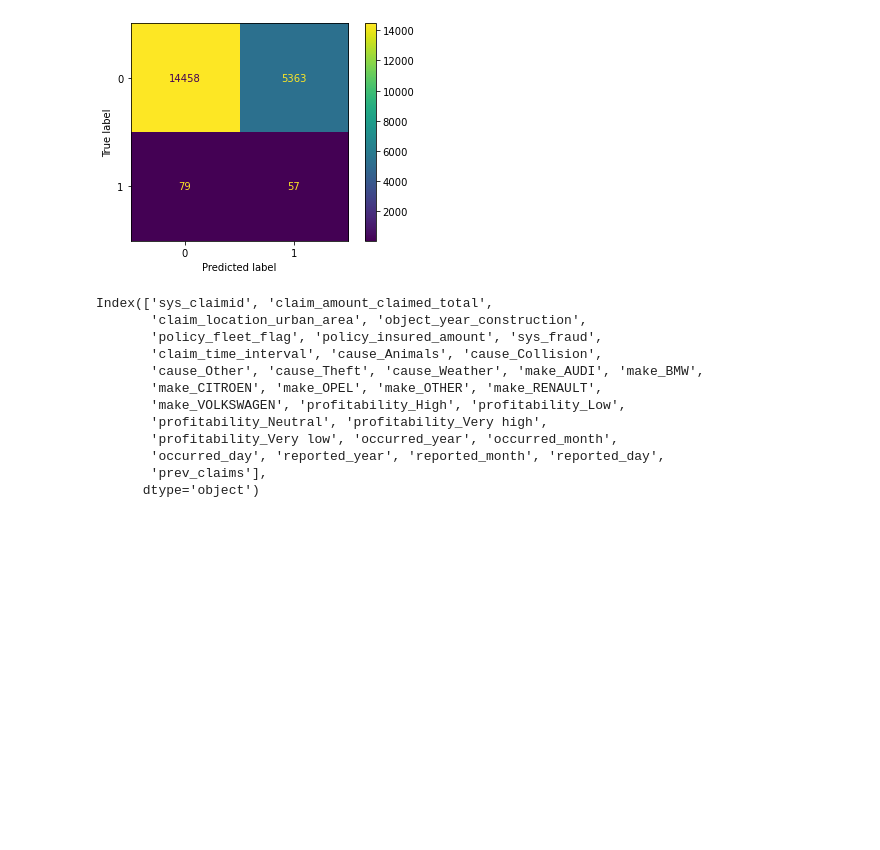
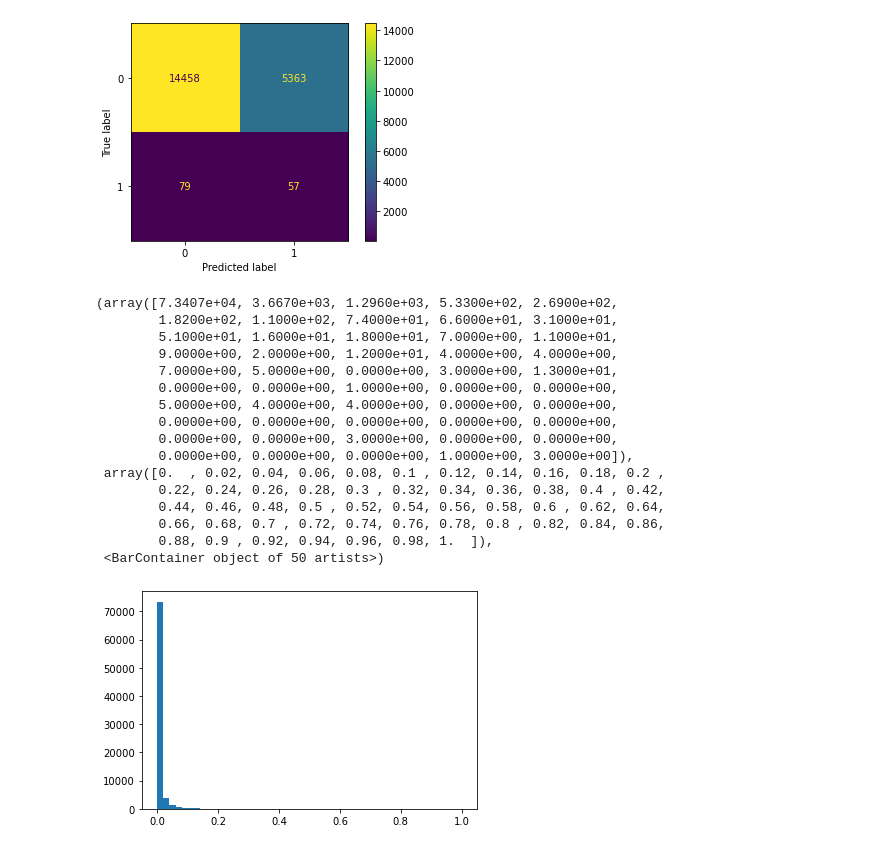
Before and after one commit to bellicapelli0/FRISS-technical-assignment, a Jupyter notebook: Inbalanced_learn.ipynb, the cells around one changed output. Saved outputs shown, nothing was run; the diff lists cells and outputs as text; code cells hidden in the pictures; blank space fills up the shorter version.

```diff
--- a/Inbalanced_learn.ipynb
+++ b/Inbalanced_learn.ipynb
@@ -120,18 +119,24 @@ print_metrics(y_test, y_pred)
 - Recall: 0.0105
 - F1: 0.0205
 [figure]
-# %%
-train.columns
-# %% [output]
-Index(['sys_claimid', 'claim_amount_claimed_total',
-       'claim_location_urban_area', 'object_year_construction',
-       'policy_fleet_flag', 'policy_insured_amount', 'sys_fraud',
-       'claim_time_interval', 'cause_Animals', 'cause_Collision',
-       'cause_Other', 'cause_Theft', 'cause_Weather', 'make_AUDI', 'make_BMW',
-       'make_CITROEN', 'make_OPEL', 'make_OTHER', 'make_RENAULT',
-       'make_VOLKSWAGEN', 'profitability_High', 'profitability_Low',
-       'profitability_Neutral', 'profitability_Very high',
-       'profitability_Very low', 'occurred_year', 'occurred_month',
-       'occurred_day', 'reported_year', 'reported_month', 'reported_day',
-       'prev_claims'],
-      dtype='object')
+# %%
+import matplotlib.pyplot as plt
+plt.hist(train["claim_amount_claimed_total"], bins = 50)
+# %% [output]
+(array([7.3407e+04, 3.6670e+03, 1.2960e+03, 5.3300e+02, 2.6900e+02,
+        1.8200e+02, 1.1000e+02, 7.4000e+01, 6.6000e+01, 3.1000e+01,
+        5.1000e+01, 1.6000e+01, 1.8000e+01, 7.0000e+00, 1.1000e+01,
+        9.0000e+00, 2.0000e+00, 1.2000e+01, 4.0000e+00, 4.0000e+00,
+        7.0000e+00, 5.0000e+00, 0.0000e+00, 3.0000e+00, 1.3000e+01,
+        0.0000e+00, 0.0000e+00, 1.0000e+00, 0.0000e+00, 0.0000e+00,
+        5.0000e+00, 4.0000e+00, 4.0000e+00, 0.0000e+00, 0.0000e+00,
+        0.0000e+00, 0.0000e+00, 0.0000e+00, 0.0000e+00, 0.0000e+00,
+        0.0000e+00, 0.0000e+00, 3.0000e+00, 0.0000e+00, 0.0000e+00,
+        0.0000e+00, 0.0000e+00, 0.0000e+00, 1.0000e+00, 3.0000e+00]),
+ array([0.  , 0.02, 0.04, 0.06, 0.08, 0.1 , 0.12, 0.14, 0.16, 0.18, 0.2 ,
+        0.22, 0.24, 0.26, 0.28, 0.3 , 0.32, 0.34, 0.36, 0.38, 0.4 , 0.42,
+        0.44, 0.46, 0.48, 0.5 , 0.52, 0.54, 0.56, 0.58, 0.6 , 0.62, 0.64,
+        0.66, 0.68, 0.7 , 0.72, 0.74, 0.76, 0.78, 0.8 , 0.82, 0.84, 0.86,
+        0.88, 0.9 , 0.92, 0.94, 0.96, 0.98, 1.  ]),
+ <BarContainer object of 50 artists>)
+[figure, added]
```
Also changed, not shown: parts of 4 cells of this notebook, 12 other files.
